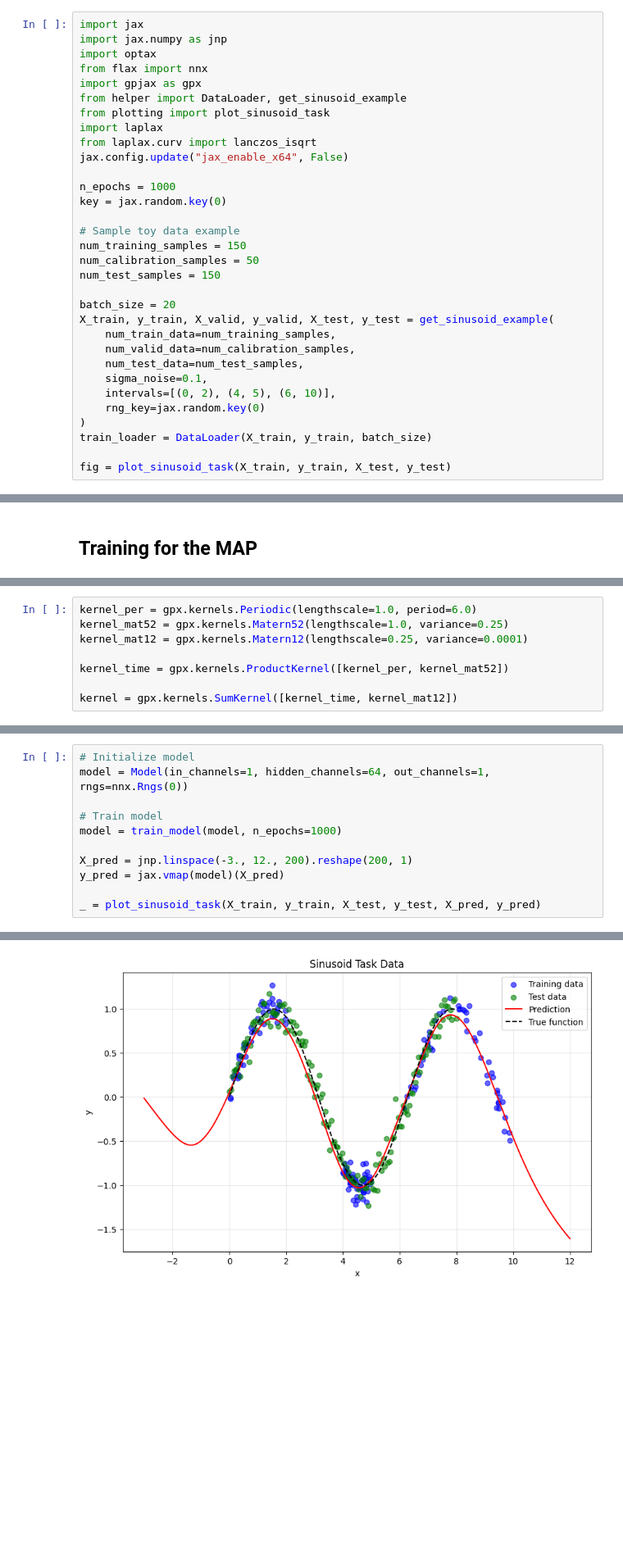
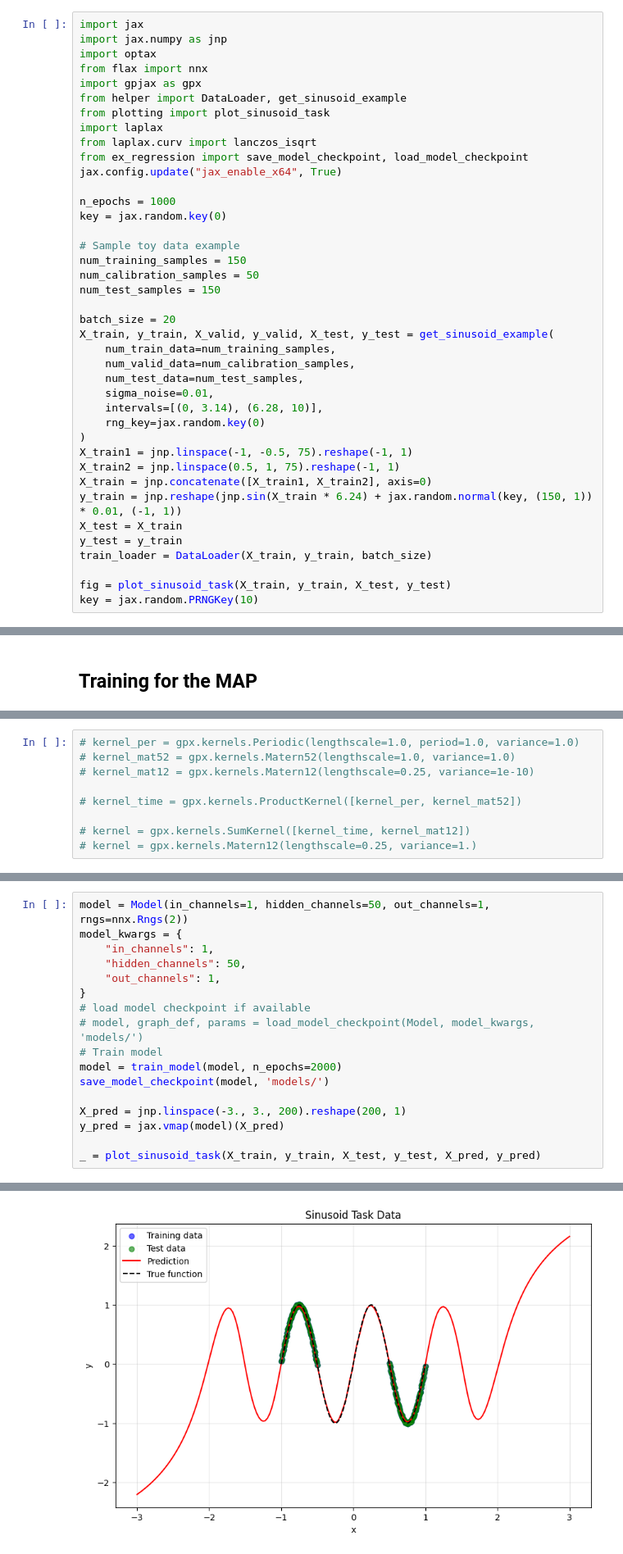
Before and after one commit to lenardrommel/laplax, a Jupyter notebook: examples/0001_laplax_for_regression.ipynb, the cells around one changed output, grey strips where cells are left out. Shown at 82% size. Saved outputs shown, nothing was run; the diff lists cells and outputs as text; blank space fills up the shorter version.

```diff
--- a/examples/0001_laplax_for_regression.ipynb
+++ b/examples/0001_laplax_for_regression.ipynb
@@ -14,7 +14,8 @@ from helper import DataLoader, get_sinusoid_example
 from plotting import plot_sinusoid_task
 import laplax
 from laplax.curv import lanczos_isqrt
-jax.config.update("jax_enable_x64", False)
+from ex_regression import save_model_checkpoint, load_model_checkpoint
+jax.config.update("jax_enable_x64", True)
 
 n_epochs = 1000
 key = jax.random.key(0)
@@ -29,11 +30,18 @@ X_train, y_train, X_valid, y_valid, X_test, y_test = get_sinusoid_example(
     num_train_data=num_training_samples,
     num_valid_data=num_calibration_samples,
     num_test_data=num_test_samples,
-    sigma_noise=0.1,
-    intervals=[(0, 2), (4, 5), (6, 10)],
+    sigma_noise=0.01,
+    intervals=[(0, 3.14), (6.28, 10)],
     rng_key=jax.random.key(0)
 )
+X_train1 = jnp.linspace(-1, -0.5, 75).reshape(-1, 1)
+X_train2 = jnp.linspace(0.5, 1, 75).reshape(-1, 1)
+X_train = jnp.concatenate([X_train1, X_train2], axis=0)
+y_train = jnp.reshape(jnp.sin(X_train * 6.24) + jax.random.normal(key, (150, 1)) * 0.01, (-1, 1))
+X_test = X_train
+y_test = y_train
 train_loader = DataLoader(X_train, y_train, batch_size)
 
 fig = plot_sinusoid_task(X_train, y_train, X_test, y_test)
+key = jax.random.PRNGKey(10)
 # %% [output]
@@ -76,10 +107,11 @@ def select_context_points(
 
     return context_points
 # %%
-kernel_per = gpx.kernels.Periodic(lengthscale=1.0, period=6.0)
-kernel_mat52 = gpx.kernels.Matern52(lengthscale=1.0, variance=0.25)
-kernel_mat12 = gpx.kernels.Matern12(lengthscale=0.25, variance=0.0001)
+# kernel_per = gpx.kernels.Periodic(lengthscale=1.0, period=1.0, variance=1.0)
+# kernel_mat52 = gpx.kernels.Matern52(lengthscale=1.0, variance=1.0)
+# kernel_mat12 = gpx.kernels.Matern12(lengthscale=0.25, variance=1e-10)
 
-kernel_time = gpx.kernels.ProductKernel([kernel_per, kernel_mat52])
+# kernel_time = gpx.kernels.ProductKernel([kernel_per, kernel_mat52])
 
-kernel = gpx.kernels.SumKernel([kernel_time, kernel_mat12])
+# kernel = gpx.kernels.SumKernel([kernel_time, kernel_mat12])
+# kernel = gpx.kernels.Matern12(lengthscale=0.25, variance=1.)
@@ -152,13 +252,19 @@ def train_model(model, n_epochs, lr=1e-3):
     print(f"Final loss: {loss:.4f}")
     return model
 # %%
-# Initialize model
-model = Model(in_channels=1, hidden_channels=64, out_channels=1, rngs=nnx.Rngs(0))
+model = Model(in_channels=1, hidden_channels=50, out_channels=1, rngs=nnx.Rngs(2))
+model_kwargs = {
+    "in_channels": 1,
+    "hidden_channels": 50,
+    "out_channels": 1,
+}
+# load model checkpoint if available
+# model, graph_def, params = load_model_checkpoint(Model, model_kwargs, 'models/')
+# Train model
+model = train_model(model, n_epochs=2000)
+save_model_checkpoint(model, 'models/')
 
-# Train model
-model = train_model(model, n_epochs=1000)
-
-X_pred = jnp.linspace(-3., 12., 200).reshape(200, 1)
+X_pred = jnp.linspace(-3., 3., 200).reshape(200, 1)
 y_pred = jax.vmap(model)(X_pred)
 
 _ = plot_sinusoid_task(X_train, y_train, X_test, y_test, X_pred, y_pred)
@@ -177,4 +294,4 @@ Final loss: 0.9932
-[figure, old version]
+[figure, new version]
 # %%
 def lanczos_isqrt(
     A,
```
Also changed, not shown: parts of 15 cells of this notebook, 13 other files.
